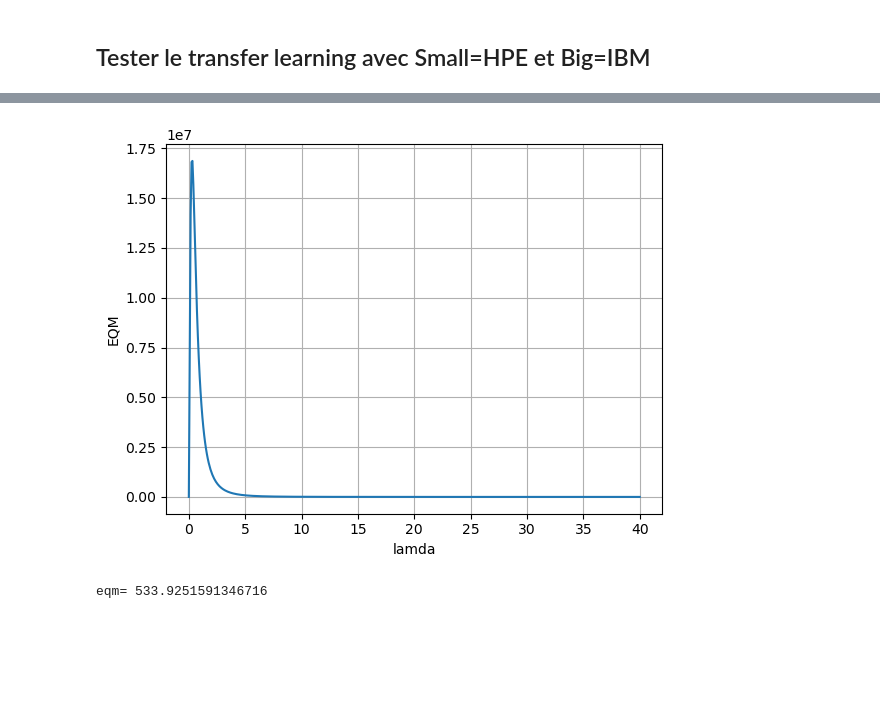
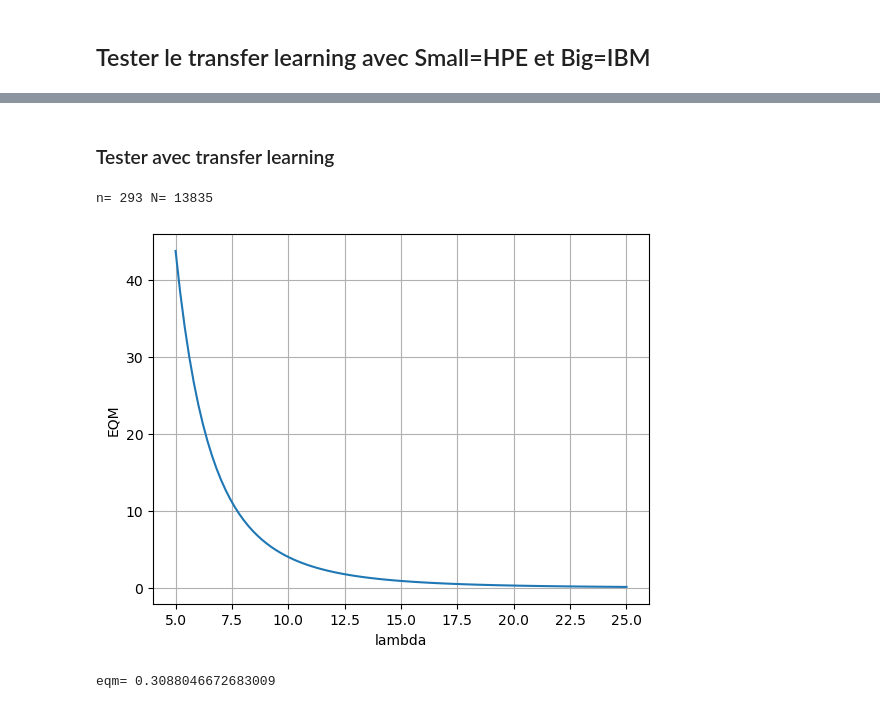
Before and after one commit to theoblc/transfer-learning-sp500, a Jupyter notebook: data_enriched_l2_reg.ipynb, the cells around one changed output, grey strips where cells are left out. Saved outputs shown, nothing was run; the diff lists cells and outputs as text; code cells hidden in the pictures; blank space fills up the shorter version.

```diff
--- a/data_enriched_l2_reg.ipynb
+++ b/data_enriched_l2_reg.ipynb
@@ -448,0 +224,8 @@ n= 244 N= 9032
+# %%
+# Hyper-paramètre d
+d = 10
+
+X_train_hpe, y_train_hpe, sc = prep.train_prep(train_data_hpe, d)
+
+print("X_train_hpe=", X_train_hpe)
+print("y_train_hpe=", y_train_hpe)
@@ -449,35 +286,49 @@ n= 244 N= 9032
+# %% [markdown]
+### Tester avec transfer learning
 # %%
-M = compute_M(X_s, X_b)
+X_s = X_train_hpe
+Y_s = y_train_hpe
+
+X_b = X_train_ibm
+Y_b = y_train_ibm
+
+X_t = X_s
+n = X_s.shape[0]
+N = X_b.shape[0]
+print("n=",n,"N=", N)
+
+M = enriched.compute_M(X_s, X_b)
 #print("M=", M)
 
-U, eigenvals = compute_U_eigenval(M)
+U, eigenvals = enriched.compute_U_eigenval(M)
 #print("U=", U)
 #print("eigenvals=", eigenvals)
 
-beta_hat_s = compute_beta_hat_s_or_b(X_s, Y_s)
+beta_hat_s = enriched.compute_beta_hat_s_or_b(X_s, Y_s)
 #print("beta_hat_s=", beta_hat_s)
-beta_hat_b = compute_beta_hat_s_or_b(X_b, Y_b)
+beta_hat_b = enriched.compute_beta_hat_s_or_b(X_b, Y_b)
 #print("beta_hat_b=", beta_hat_b)
 
-sigma2_s_hat = compute_sigma2_hat(X_s, Y_s, beta_hat_s, n, d)
+sigma2_s_hat = enriched.compute_sigma2_hat(X_s, Y_s, beta_hat_s, n, d)
 #print("sigma2_s_hat=", sigma2_s_hat)
-sigma2_b_hat = compute_sigma2_hat(X_b, Y_b, beta_hat_b, N, d)
+sigma2_b_hat = enriched.compute_sigma2_hat(X_b, Y_b, beta_hat_b, N, d)
 #print("sigma2_b_hat=", sigma2_b_hat)
+
+plot_eqm(5, 25, 100)
+
+# A l'aide du plot de l'EQM on prend lamda = 20 (minimise l'EQM)
+lamda = 20
+W = enriched.compute_W(lamda, X_s, X_b, X_t)
+
+beta_hat = enriched.compute_beta_hat(W, beta_hat_s, beta_hat_b, d)
+
+gamma_hat = enriched.compute_gamma_hat(lamda, X_b, X_t, beta_hat_b, beta_hat)
+
+kappa2_hat = enriched.compute_kappa2_hat(U, X_s, X_b, gamma_hat, sigma2_s_hat, sigma2_b_hat, d, method="plug")
+
+eqm = enriched.compute_EQM(lamda, sigma2_s_hat, sigma2_b_hat, eigenvals, X_s, X_b, X_t, beta_hat_s, beta_hat_b, U, d)
+print("eqm=", eqm)
+# %% [output]
+n= 293 N= 13835
+[figure, added]
+eqm= 0.3088046672683009
-# %%
-plot_eqm(40, 500)
-# %% [output]
-[figure, removed]
-# %%
-lamda = 20
-W = compute_W(lamda, X_s, X_b, X_t)
-
-beta_hat = compute_beta_hat(W, beta_hat_s, beta_hat_b)
-
-gamma_hat = compute_gamma_hat(lamda, X_b, X_t, beta_hat_b, beta_hat)
-
-kappa2_hat = compute_kappa2_hat(U, X_s, X_b, gamma_hat, sigma2_s_hat, sigma2_b_hat, method="plug")
-
-eqm = compute_EQM(lamda, sigma2_s_hat, sigma2_b_hat, eigenvals, X_s, X_b, X_t, beta_hat_s, beta_hat_b, U)
-print("eqm=", eqm)
-# %% [output]
-eqm= 533.9251591346716
```
Also changed, not shown: parts of 22 cells of this notebook, 3 other files.
